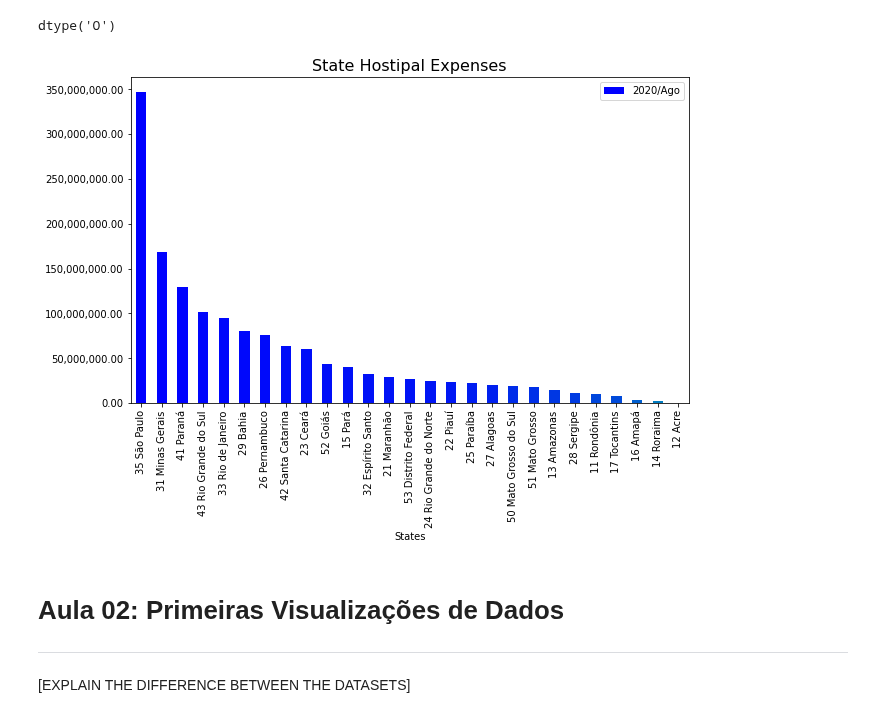
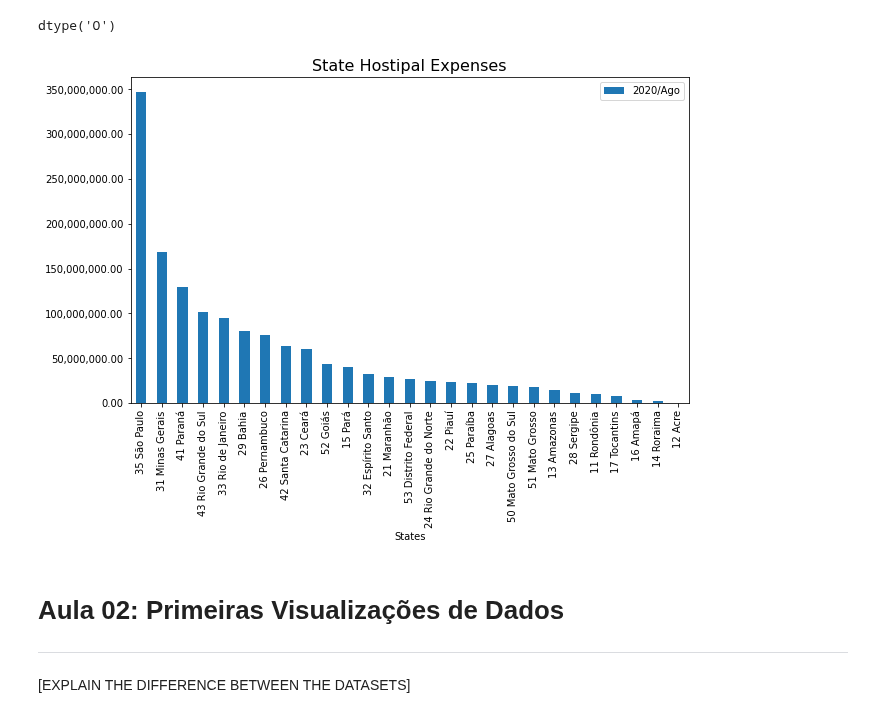
Before and after one commit to gabrielatrindade/alura-bootcamp, a Jupyter notebook: module1-lessons/hospital_expenses_sus_brazil.ipynb, the cells around one changed output. Saved outputs shown, nothing was run; the diff lists cells and outputs as text; code cells hidden in the pictures.

Commit message:
module1: hospital expenses brazil: challenge 1/2: removing color winter on the bars (gradient colors doens't work)

```diff
--- a/module1-lessons/hospital_expenses_sus_brazil.ipynb
+++ b/module1-lessons/hospital_expenses_sus_brazil.ipynb
@@ -191,23 +191,19 @@ datasus_expenses.iloc[0:,1:] = datasus_expenses \
 #datasus_expenses.head()
 # %%
 recent_month = datasus_expenses.columns[-2]
-
-norm = plt.Normalize(0, datasus_expenses[recent_month].values.max())
-colors = plt.cm.winter(norm(datasus_expenses[recent_month].sort_values().values))
 
 ax = datasus_expenses.sort_values(recent_month, ascending=False) \
                      .plot(kind='bar',
                            x='Unidade da Federação',
                            y=recent_month,
-                           figsize=(10,6),
-                           color=colors)
+                           figsize=(10,6))
 
 ax.yaxis.set_major_formatter(ticker.StrMethodFormatter('{x:,.2f}'))
 plt.xlabel('States')
 plt.title("State Hostipal Expenses", fontdict = {'fontsize' : 16})
 plt.show()
 # %% [output]
-[figure, old version]
+[figure, new version]
 # %% [markdown]
 # Aula 02: Primeiras Visualizações de Dados
 
```
